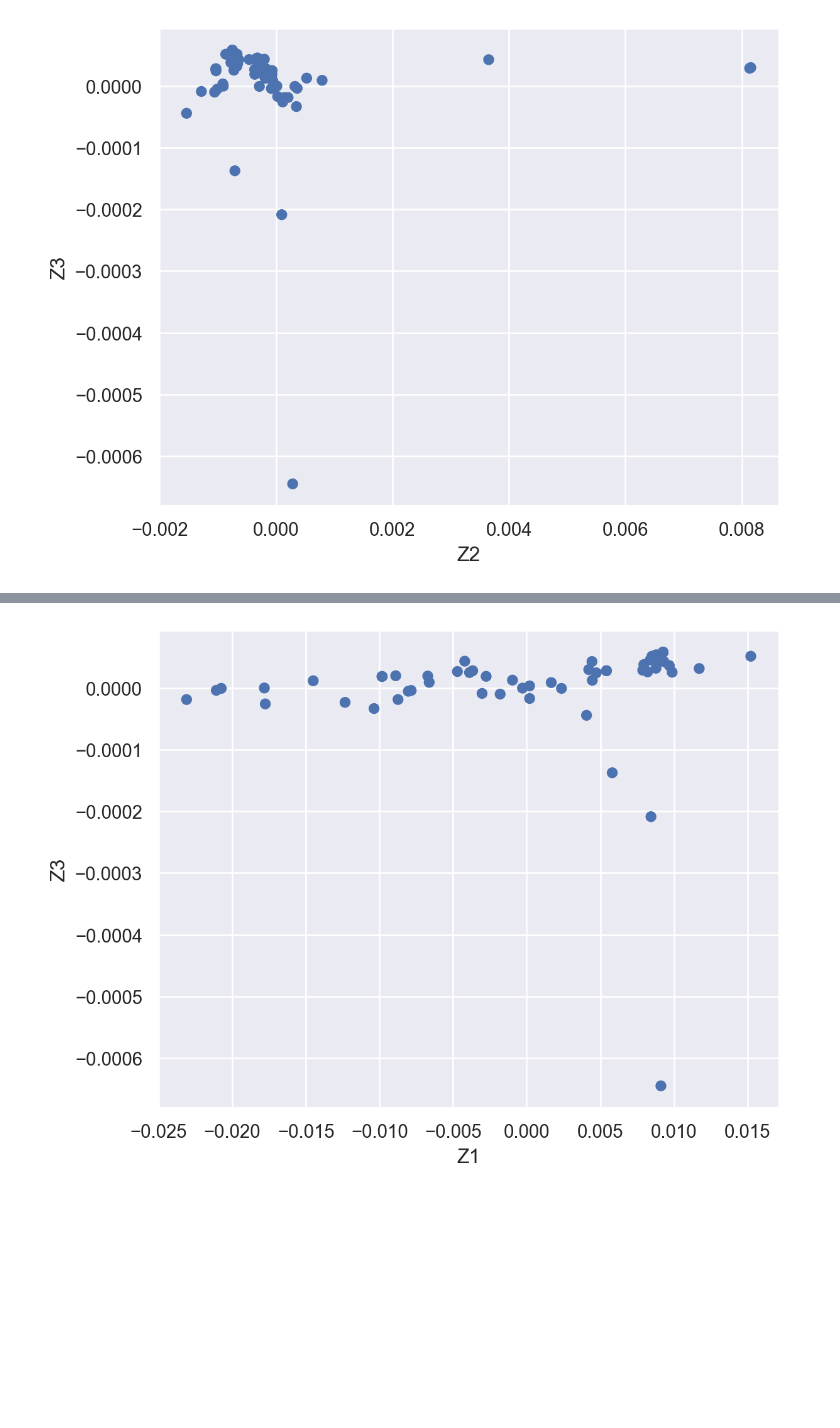
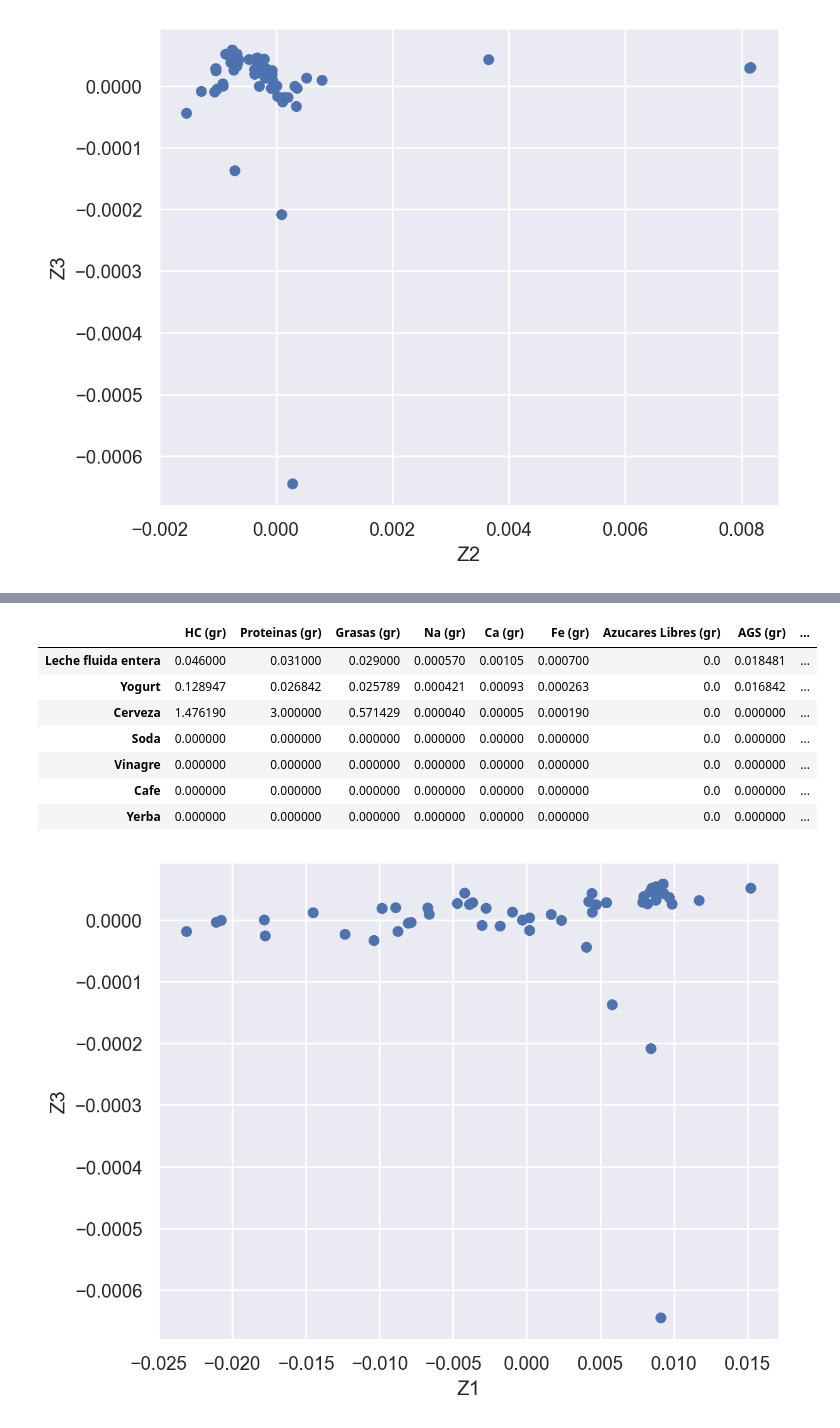
Before and after one commit to iggallardo-uba/ALC-TP2, a Jupyter notebook: Grupo-GR18.ipynb, the cells around one changed output, grey strips where cells are left out. Saved outputs shown, nothing was run; the diff lists cells and outputs as text; code cells hidden in the pictures; blank space fills up the shorter version.

```diff
--- a/Grupo-GR18.ipynb
+++ b/Grupo-GR18.ipynb
@@ -176,3 +227,14 @@ so.Plot()
+# %%
+tabla_divida.iloc[[0,2,50,52,54,55,56]].rename(index={0:"Leche fluida entera",2:"Yogurt",50:"Cerveza",52:"Soda",54:"Vinagre",55:"Cafe",56:"Yerba"})
+# %% [output]
+|  | HC (gr) | Proteinas (gr) | Grasas (gr) | Na (gr) | Ca (gr) | Fe (gr) | Azucares Libres (gr) | AGS (gr) | ... |
+| Leche fluida entera | 0.046000 | 0.031000 | 0.029000 | 0.000570 | 0.00105 | 0.000700 | 0.0 | 0.018481 | ... |
+| Yogurt | 0.128947 | 0.026842 | 0.025789 | 0.000421 | 0.00093 | 0.000263 | 0.0 | 0.016842 | ... |
+| Cerveza | 1.476190 | 3.000000 | 0.571429 | 0.000040 | 0.00005 | 0.000190 | 0.0 | 0.000000 | ... |
+| Soda | 0.000000 | 0.000000 | 0.000000 | 0.000000 | 0.00000 | 0.000000 | 0.0 | 0.000000 | ... |
+| Vinagre | 0.000000 | 0.000000 | 0.000000 | 0.000000 | 0.00000 | 0.000000 | 0.0 | 0.000000 | ... |
+| Cafe | 0.000000 | 0.000000 | 0.000000 | 0.000000 | 0.00000 | 0.000000 | 0.0 | 0.000000 | ... |
+| Yerba | 0.000000 | 0.000000 | 0.000000 | 0.000000 | 0.00000 | 0.000000 | 0.0 | 0.000000 | ... |
 # %%
 (
 so.Plot()
```
Also changed, not shown: parts of 8 cells of this notebook.
